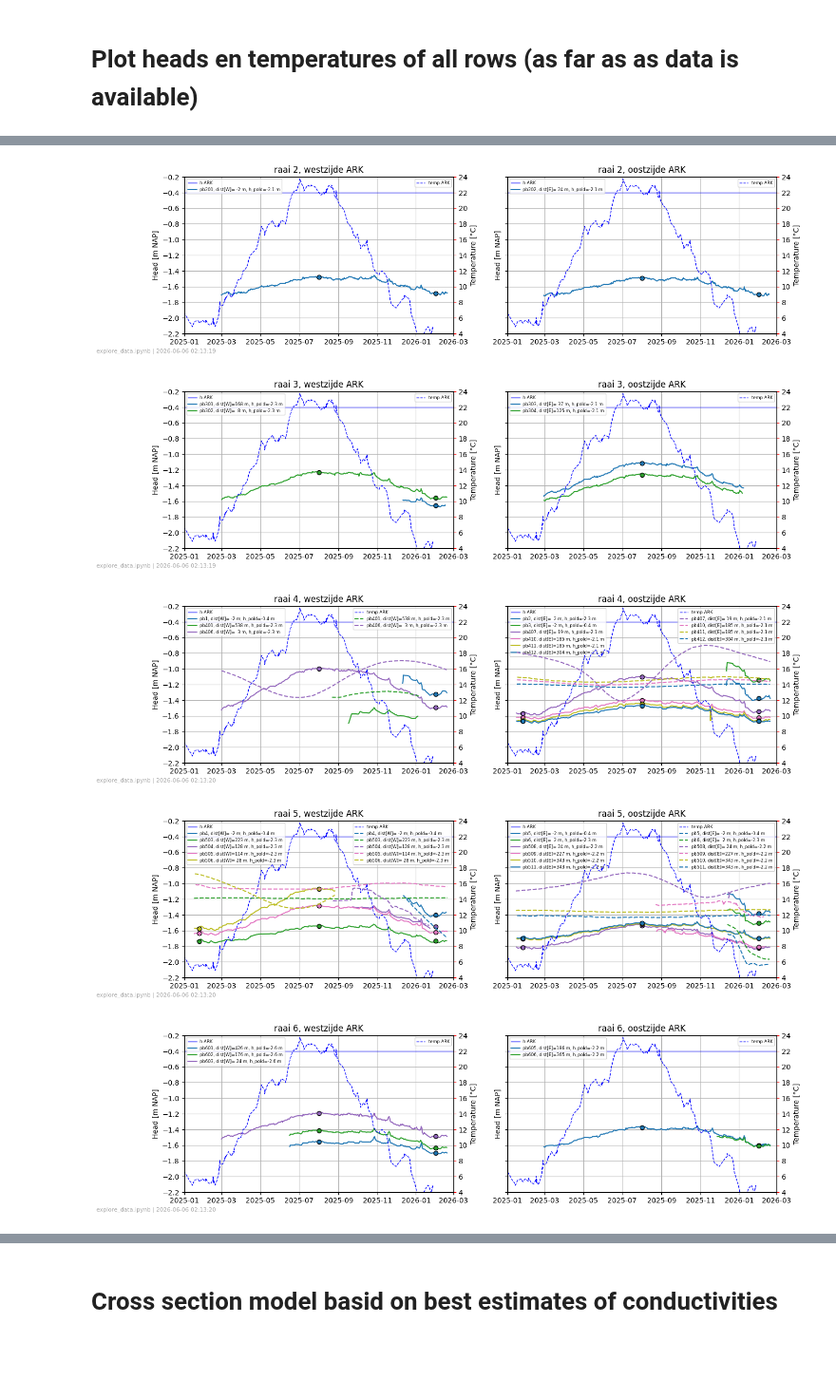
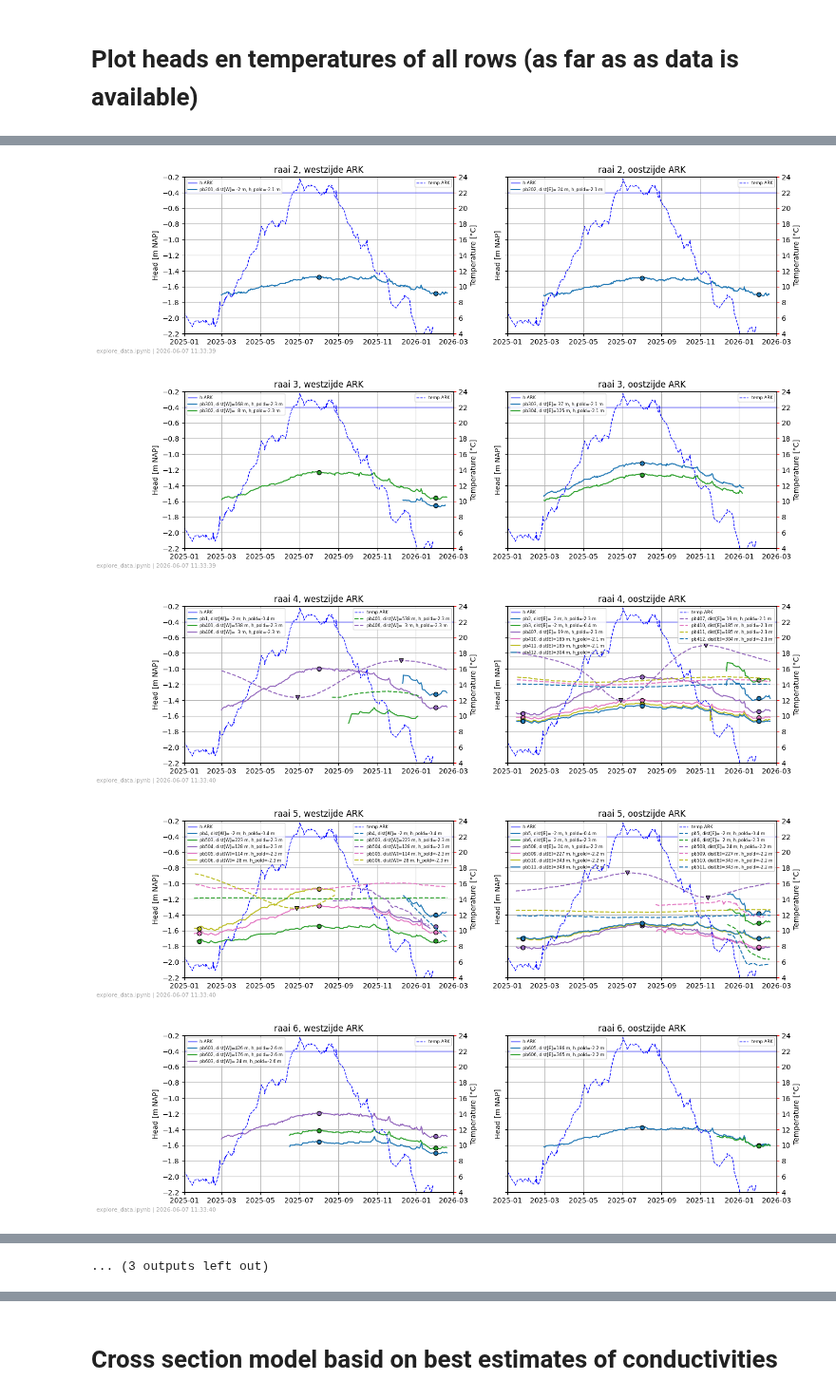
Before and after one commit to Olsthoorn/mf6lab, a Jupyter notebook: Projects/ARK_RWS/notebooks/explore_data.ipynb, the cells around one changed output, grey strips where cells are left out. Shown at 95% size. Cells and saved outputs as stored; diff of their text form; code cells hidden in the pictures; blank space fills up the shorter version.

```diff
--- a/Projects/ARK_RWS/notebooks/explore_data.ipynb
+++ b/Projects/ARK_RWS/notebooks/explore_data.ipynb
@@ -340,6 +367,7 @@ for fbn in [ 'pb[0-9].csv', 'pb10.csv', 'pb1[0-9][0-9].csv', 'pb2[0-9][0-9].csv'
     for fname in pb_csv_files:
         basename = os.path.basename(fname)
         pb_idx = int(re.findall(r"(\d+)", basename)[0])
+        pb_name = basename[:-4]
         try:
             # --- Normal drilled piezometer
             rec = pb_tauw_meta.loc[pb_idx]
@@ -375,11 +403,11 @@ for fbn in [ 'pb[0-9].csv', 'pb10.csv', 'pb1[0-9][0-9].csv', 'pb2[0-9][0-9].csv'
         y1 = np.round(np.median(y[mask1]), 3)
         y2 = np.round(np.median(y[mask2]), 3)
         y3 = np.round(np.median(y[mask3]), 3)
-        # print(f"{basename[:-4]:6} {raai} {y1}, {y2}, {y3}")
+        # print(f"{pb_name[:-4]:6} {raai} {y1}, {y2}, {y3}")
 
         # --- Store these data in dict
         tt = [np.datetime64("2025-01-25"), np.datetime64("2025-08-01"), np.datetime64("2026-02-01")]
-        Y[basename[:-4]] ={'t':tt, 'h':[y1, y2, y3]}
+        Y[pb_name] ={'t':tt, 'h':[y1, y2, y3]}
 
         # --- Is this piezometer located to the west or the east of the ARK canal?
         # --- Use correct axes
@@ -388,7 +416,7 @@ for fbn in [ 'pb[0-9].csv', 'pb10.csv', 'pb1[0-9][0-9].csv', 'pb2[0-9][0-9].csv'
         else:
             ax=axE
         # --- plot time series
-        ln, = ax.plot(t, y, label=f"{basename[:-4]}, dist[{WE}]={dist:3.0f} m, h_pold={VP:.2} m")
+        ln, = ax.plot(t, y, label=f"{pb_name}, dist[{WE}]={dist:3.0f} m, h_pold={VP:.2} m")
         clr = ln.get_color()
 
         # --- special points
@@ -415,6 +443,20 @@ for fbn in [ 'pb[0-9].csv', 'pb10.csv', 'pb1[0-9][0-9].csv', 'pb2[0-9][0-9].csv'
             ax=axET
         ax.plot(t_temp, y_temp, '--', color=clr, label=f"{basename[:-4]}, dist[{WE}]={dist:3.0f} m, h_pold={VP:.2} m")
 
+        if pb_name in ['pb406', 'pb407', 'pb506', 'pb508']:
+            i_T_max = np.argmax(y_temp)
+            i_T_min = np.argmin(y_temp)
+            T_min = y_temp[i_T_min]
+            T_max = y_temp[i_T_max]
+            t_min = t_temp[i_T_min]
+            t_max = t_temp[i_T_max]
+            if pb_name == 'pb506':
+                T_max = np.nan
+            ax.plot(t_min, T_min, 'v', mfc=clr, mec='k')
+            ax.plot(t_max, T_max, 'v', mfc=clr, mec='k')
+            print(f"{pb_name}, WE={WE}, dist={dist:4.0f} m, T_min={T_min:.1f}, T_max={T_max:.1f}, t[T_min]={t_min}, T[T_max]={t_max}")
+
+
 # --- Finally set the legends for all axes
 for raai, figax in figaxs.items():
     figax['axW'].legend(loc='upper left', fontsize=6)
@@ -452,7 +498,7 @@ pb9003,2025-01-25,2025-08-01,2026-02-01,nan,nan,-1.86
 [figure]
 [figure]
 [figure]
-[figure, old version]
+[figure, new version]
 [figure]
 [figure]
 [figure]
@@ -465,3 +508,4 @@ pb9003,2025-01-25,2025-08-01,2026-02-01,nan,nan,-1.86
+... (3 outputs left out)
 # %%
 for raai, figax in figaxs.items():
     save_name = f"h_temp_raai{raai}.pdf"
```
Also changed, not shown: parts of 29 cells of this notebook, 5 other files.
